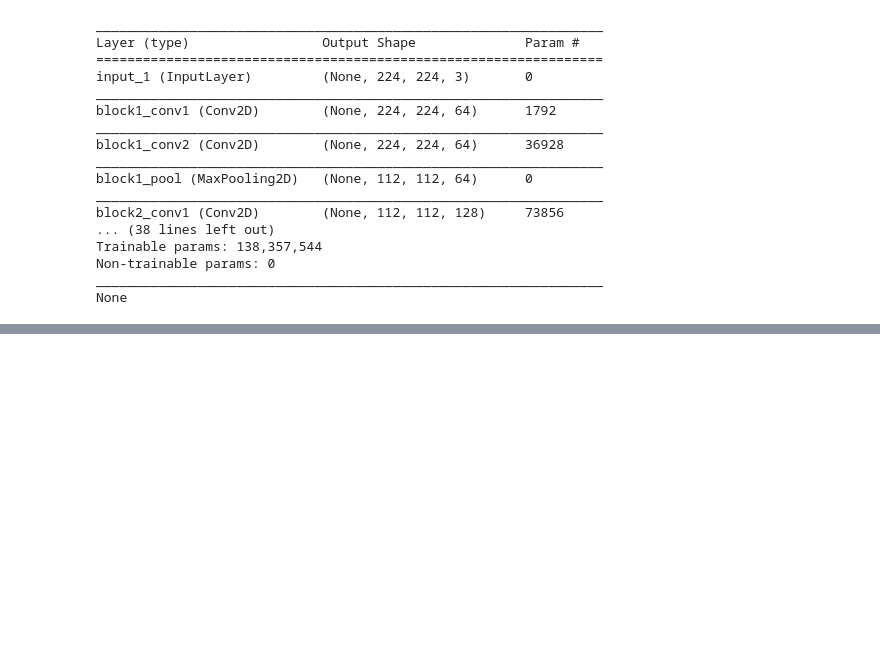
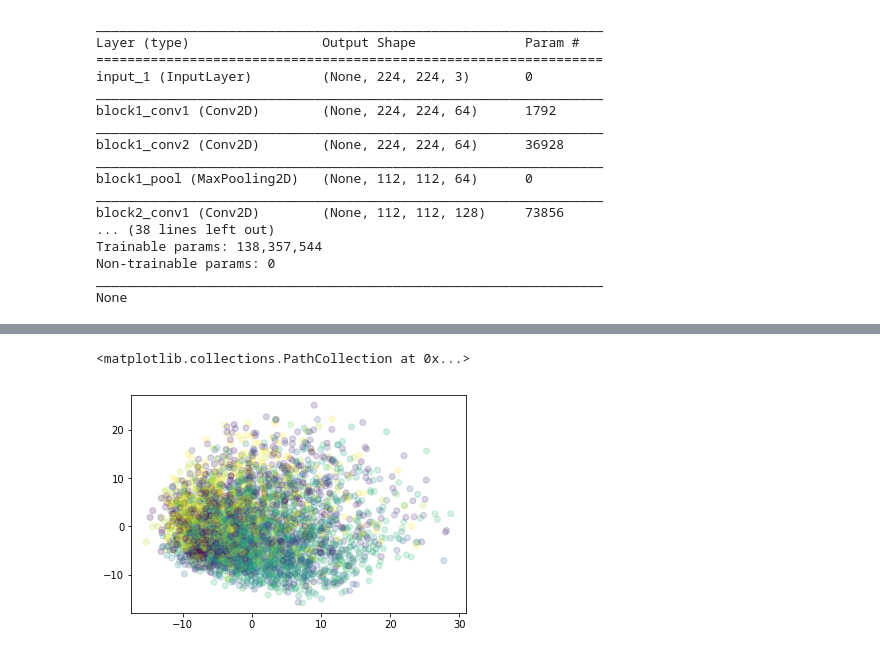
Before and after one commit to Tom556/CifarAnalysis, a Jupyter notebook: CifarAnalysis.ipynb, the cells around one changed output, grey strips where cells are left out. Saved outputs shown, nothing was run; the diff lists cells and outputs as text; code cells hidden in the pictures; blank space fills up the shorter version.

```diff
--- a/CifarAnalysis.ipynb
+++ b/CifarAnalysis.ipynb
@@ -121,3 +126,4 @@ model_codes = keras.backend.function([model.layers[0].input],
 # %%
 X_train_cnn = np.zeros((X_train.shape[0],224,224,3))
-X_train_cnn[:,:32,:32,:] = X_train.reshape(-1,3,32,32).transpose([0,2, 3, 1])
+X_train_cnn[...] = np.floor(np.mean(X_train))
+X_train_cnn[:,:32,:32,:] = X_train.reshape(-1,3,32,32).transpose([0,2, 3, 1])# /255
@@ -126,0 +130,13 @@ codes_train = model_codes([X_train_cnn])
+# %%
+descriptor_model = keras.Model(inputs=model.input,
+                                 outputs=model.get_layer('fc2').output)
+code_train= descriptor_model.predict(X_train_cnn)
+# %%
+pca = decomposition.PCA(n_components=2)
+# %%
+codes_train2 = pca.fit_transform(code_train)
+# %%
+plt.scatter(codes_train2[:,0], codes_train2[:,1], alpha=0.2, c=y_train)
+# %% [output]
+<matplotlib.collections.PathCollection at 0x...>
+[figure, added]
```
Also changed, not shown: parts of 18 cells of this notebook.
